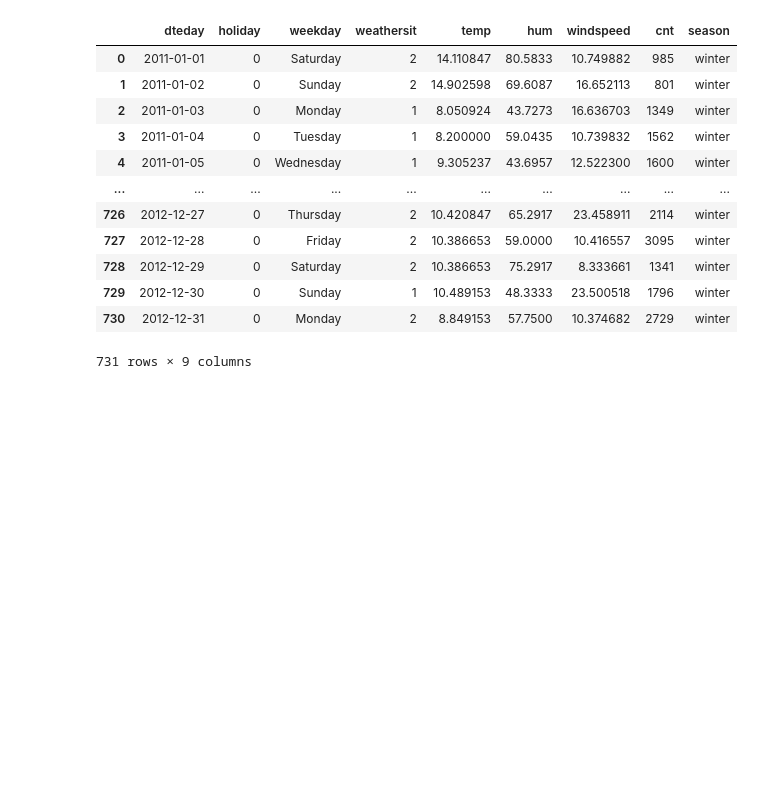
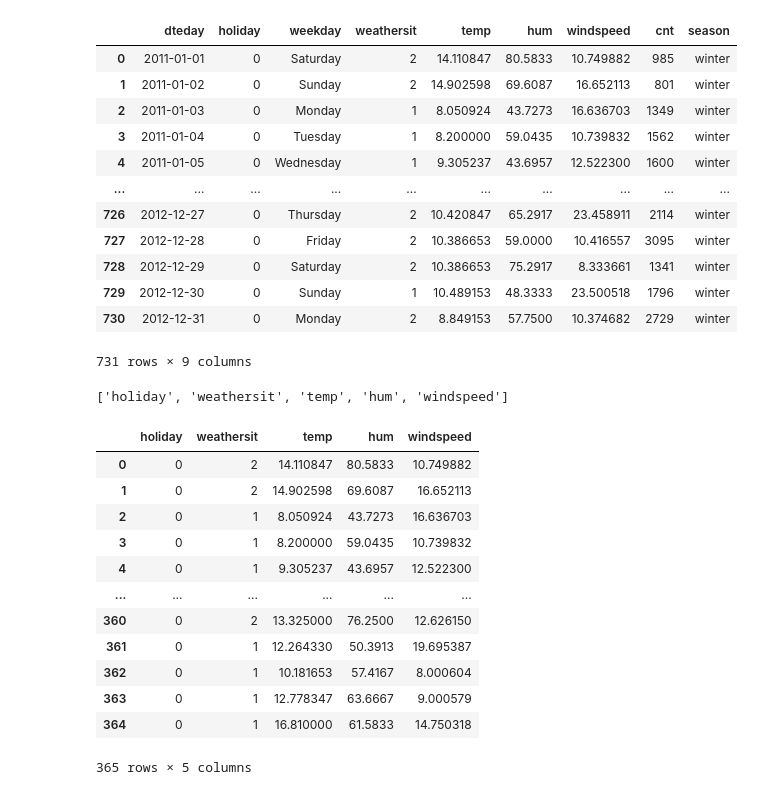
Before and after one commit to Lorenzo1208/streamlit, a Jupyter notebook: bikesharing.ipynb, the cells around one changed output. Drawn from its saved outputs; the diff is of its cells as text; code cells hidden in the pictures; blank space fills up the shorter version.

```diff
--- a/bikesharing.ipynb
+++ b/bikesharing.ipynb
@@ -193,3 +193,27 @@ See the caveats in the documentation: https://pandas.pydata.org/pandas-docs/stab
 731 rows × 9 columns
 # %%
 day.to_csv('day_clean.csv')
+# %%
+features = ['holiday', 'weathersit', 'temp','hum','windspeed']
+features
+# %% [output]
+['holiday', 'weathersit', 'temp', 'hum', 'windspeed']
+# %%
+train_df = day[day['dteday'].dt.year == 2011]
+# %%
+train_X = train_df[features]
+train_X
+# %% [output]
+|  | holiday | weathersit | temp | hum | windspeed |
+| 0 | 0 | 2 | 14.110847 | 80.5833 | 10.749882 |
+| 1 | 0 | 2 | 14.902598 | 69.6087 | 16.652113 |
+| 2 | 0 | 1 | 8.050924 | 43.7273 | 16.636703 |
+| 3 | 0 | 1 | 8.200000 | 59.0435 | 10.739832 |
+| 4 | 0 | 1 | 9.305237 | 43.6957 | 12.522300 |
+| ... | ... | ... | ... | ... | ... |
+| 360 | 0 | 2 | 13.325000 | 76.2500 | 12.626150 |
+| 361 | 0 | 1 | 12.264330 | 50.3913 | 19.695387 |
+| 362 | 0 | 1 | 10.181653 | 57.4167 | 8.000604 |
+| 363 | 0 | 1 | 12.778347 | 63.6667 | 9.000579 |
+| 364 | 0 | 1 | 16.810000 | 61.5833 | 14.750318 |
+365 rows × 5 columns
```
Also changed, not shown: parts of 5 cells of this notebook, 8 other files.
